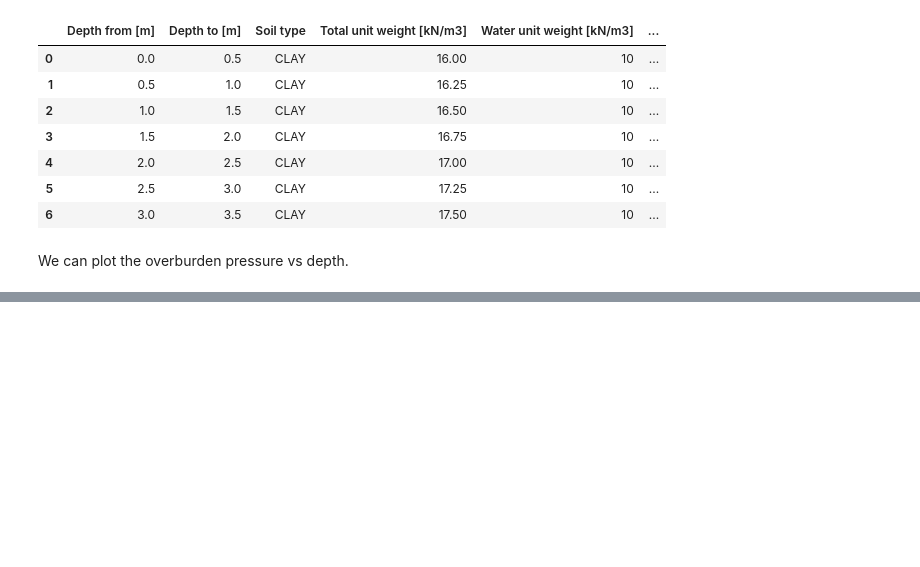
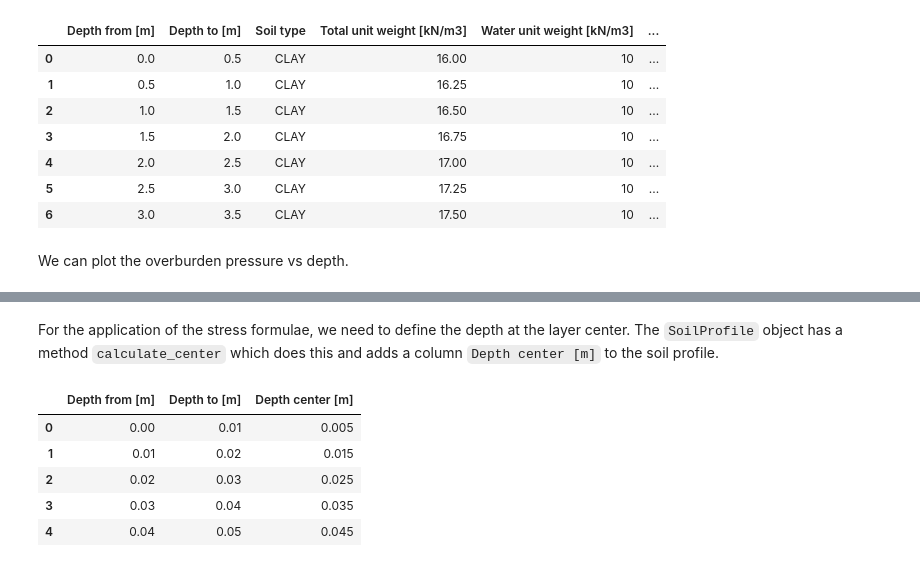
Before and after one commit to snakesonabrain/groundhog, a Jupyter notebook: notebooks/Tutorial - Settlement calculations with groundhog.ipynb, the cells around one changed output, grey strips where cells are left out. Saved outputs shown, nothing was run; the diff lists cells and outputs as text; code cells hidden in the pictures; blank space fills up the shorter version.

````diff
--- a/notebooks/Tutorial - Settlement calculations with groundhog.ipynb
+++ b/notebooks/Tutorial - Settlement calculations with groundhog.ipynb
@@ -183,0 +237,17 @@ df
+# %%
+sp_fine = SoilProfile({
+    "Depth from [m]": np.round(np.linspace(0, 2.99, 300), 2),
+    "Depth to [m]": np.round(np.linspace(0.01, 3, 300), 2)
+})
+# %% [markdown]
+For the application of the stress formulae, we need to define the depth at the layer center. The ```SoilProfile``` object has a method ```calculate_center``` which does this and adds a column ```Depth center [m]``` to the soil profile.
+# %%
+sp_fine.calculate_center()
+sp_fine.head()
+# %% [output]
+|  | Depth from [m] | Depth to [m] | Depth center [m] |
+| 0 | 0.00 | 0.01 | 0.005 |
+| 1 | 0.01 | 0.02 | 0.015 |
+| 2 | 0.02 | 0.03 | 0.025 |
+| 3 | 0.03 | 0.04 | 0.035 |
+| 4 | 0.04 | 0.05 | 0.045 |
````
Also changed, not shown: parts of 36 cells of this notebook, 3 other files.
